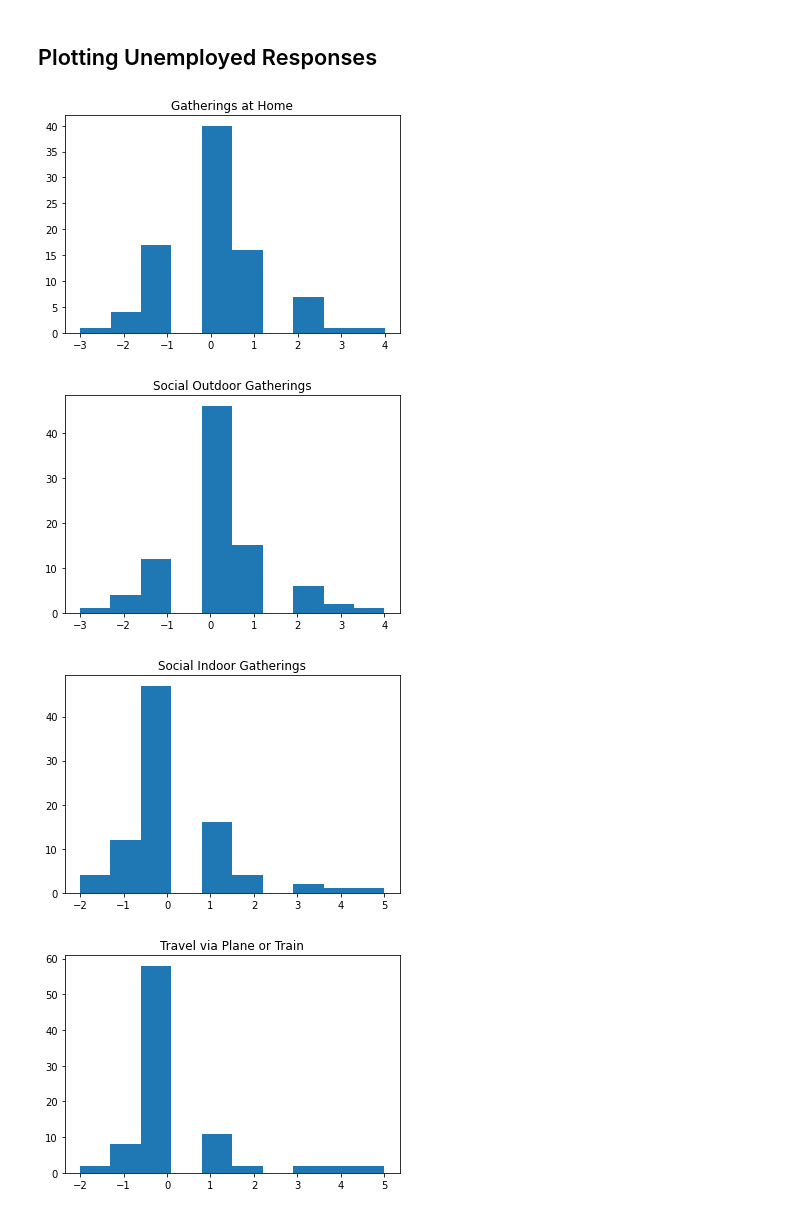
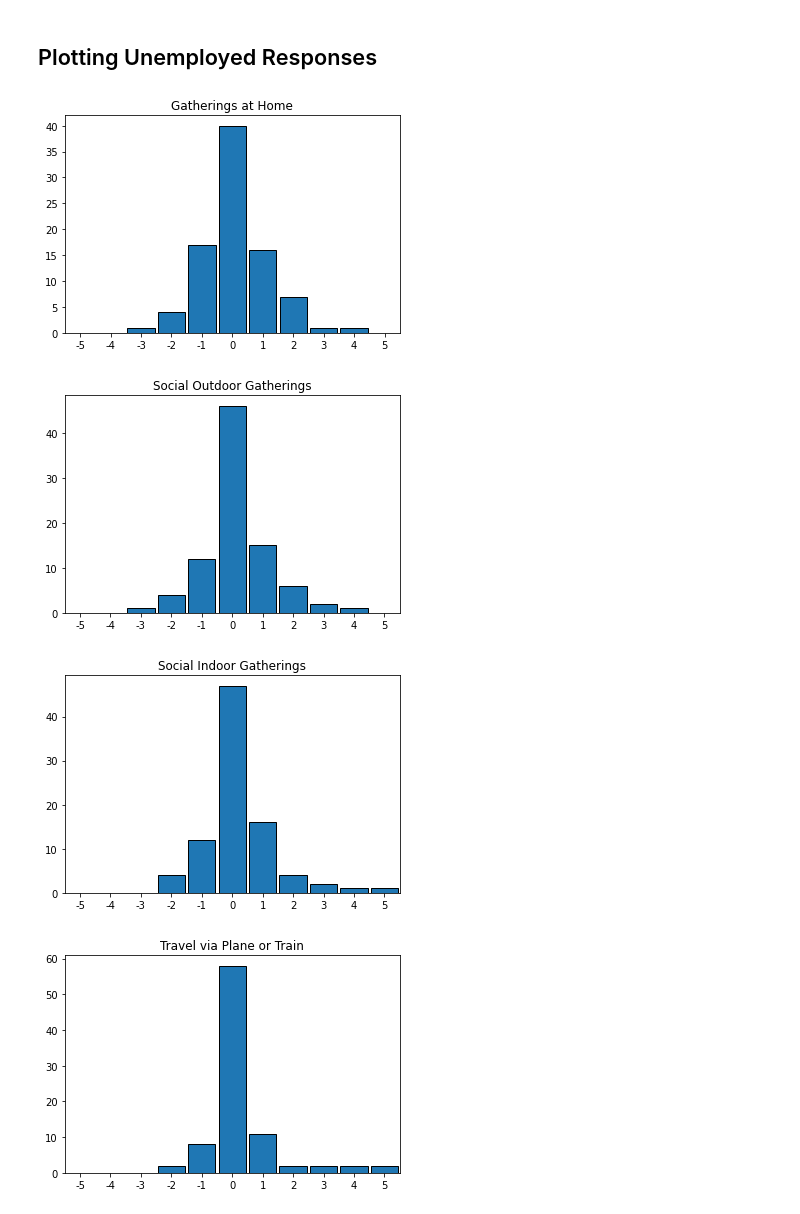
Before and after one commit to veer-shah/Indian-Life-After-Lockdown-Survey, a Jupyter notebook: Basic Analysis.ipynb, the cells around one changed output. Saved outputs shown, nothing was run; the diff lists cells and outputs as text; code cells hidden in the pictures.

Commit message:
fixing hist binning and adding filters

```diff
--- a/Basic Analysis.ipynb
+++ b/Basic Analysis.ipynb
@@ -25,7 +25,7 @@ def plot_bar(feat: pd.DataFrame, title: str) -> None:
     val_counter = Counter(feat)
     val_counter = {k: v for k, v in sorted(val_counter.items(), key=lambda item: item[0])}
     df = pd.DataFrame.from_dict(val_counter, orient='index')
-    df.plot(kind='bar', legend=False)
+    df.plot(kind='bar', legend=False, edgecolor='black')
     plt.title(title)
 
 # note: this function drops nans
@@ -45,6 +45,12 @@ def plot_three_bars(df_col: str,
     feature = employed_v2[df_col].dropna()
     title = f"{question_lookup[df_col]}, employed_v2"
     plot_bar(feature, title)
+
+
+def bin_labels(bins, **kwargs):
+    bin_w = (max(bins) - min(bins)) / (len(bins) - 1)
+    plt.xticks(np.arange(min(bins)+bin_w/2, max(bins), bin_w), bins, **kwargs)
+    plt.xlim(bins[0], bins[-1])
 # %% [markdown]
 # Extract Data and Questions
 # %%
@@ -131,6 +137,7 @@ plot_three_bars('source', unemployed, employed_v1, employed_v2)
 ## Plotting Employed Batch 1 Responses
 # %%
 # Plotting difference (social distancing [q22] - pre-covid [q29]) for work-related travel
+# We would expect this to be slightly positive
 # Note that all 5+ is converted to 5
 
 q_titles = ['Outdoor Public Gatherings', 'Indoor Public Gatherings', 'Public Transport', 'Taxi/Auto/Rickshaw']
@@ -141,8 +148,10 @@ social_dist = all_vals[['Q22_1','Q22_2','Q22_3','Q22_4']]
 pre_covid = all_vals[['Q29_1','Q29_2','Q29_3','Q29_4']]
 difference = pre_covid.to_numpy() - social_dist.to_numpy()
 
+bins = range(-5,7)
 for i in range(len(q_titles)):
     plt.figure()
-    plt.hist(difference[:,i])
+    plt.hist(difference[:,i], bins=bins, edgecolor='black', rwidth=.9)
+    bin_labels(bins)
     plt.title(q_titles[i])
 # %% [output]
@@ -153,7 +162,8 @@ for i in range(len(q_titles)):
 # %% [markdown]
 ## Plotting Employed Batch 2 Responses
 # %%
-# Plotting difference (social distancing [q31] - pre-covid [q32]) for social travel
+# Plotting difference (social distancing [q22] - pre-covid [q29]) for social travel
+# We would expect this to be slightly positive
 # Note that all 5+ is converted to 5
 
 q_titles = ['Gatherings at Home', 'Social Outdoor Gatherings', 'Social Indoor Gatherings', 'Travel via Plane or Train', 'Travel via Public Transport', 'Travel via Taxi/Auto/Rickshaw']
@@ -164,8 +174,10 @@ social_dist = all_vals[['Q31_1','Q31_2','Q31_3','Q31_4', 'Q31_5', 'Q31_6']]
 pre_covid = all_vals[['Q32_1','Q32_2','Q32_3','Q32_4', 'Q32_5', 'Q32_6']]
 difference = pre_covid.to_numpy() - social_dist.to_numpy()
 
+bins = range(-5,7)
 for i in range(len(q_titles)):
     plt.figure()
-    plt.hist(difference[:,i])
+    plt.hist(difference[:,i], bins=bins, edgecolor='black', rwidth=.9)
+    bin_labels(bins)
     plt.title(q_titles[i])
 # %% [output]
@@ -179,22 +191,25 @@ for i in range(len(q_titles)):
 ## Plotting Unemployed Responses
 # %%
 # Plotting difference (social distancing [q31] - pre-covid [q32]) for social travel
+# We would expect this to be slightly positive
 # Note that all 5+ is converted to 5
 
 q_titles = ['Gatherings at Home', 'Social Outdoor Gatherings', 'Social Indoor Gatherings', 'Travel via Plane or Train', 'Travel via Public Transport', 'Travel via Taxi/Auto/Rickshaw']
 all_vals = unemployed[['Q31_1','Q31_2','Q31_3','Q31_4', 'Q31_5', 'Q31_6',
                         'Q32_1','Q32_2','Q32_3','Q32_4', 'Q32_5', 'Q32_6']].dropna().replace('5+','5').astype(int)
 
 social_dist = all_vals[['Q31_1','Q31_2','Q31_3','Q31_4', 'Q31_5', 'Q31_6']]
 pre_covid = all_vals[['Q32_1','Q32_2','Q32_3','Q32_4', 'Q32_5', 'Q32_6']]
 difference = pre_covid.to_numpy() - social_dist.to_numpy()
 
+bins = range(-5,7)
 for i in range(len(q_titles)):
     plt.figure()
-    plt.hist(difference[:,i])
+    plt.hist(difference[:,i], bins=bins, edgecolor='black', rwidth=.9)
+    bin_labels(bins)
     plt.title(q_titles[i])
 # %% [output]
-[figure, old version]
+[figure, new version]
-[figure, old version]
+[figure, new version]
-[figure, old version]
+[figure, new version]
-[figure, old version]
+[figure, new version]
```
Also changed, not shown: parts of 45 cells of this notebook.
